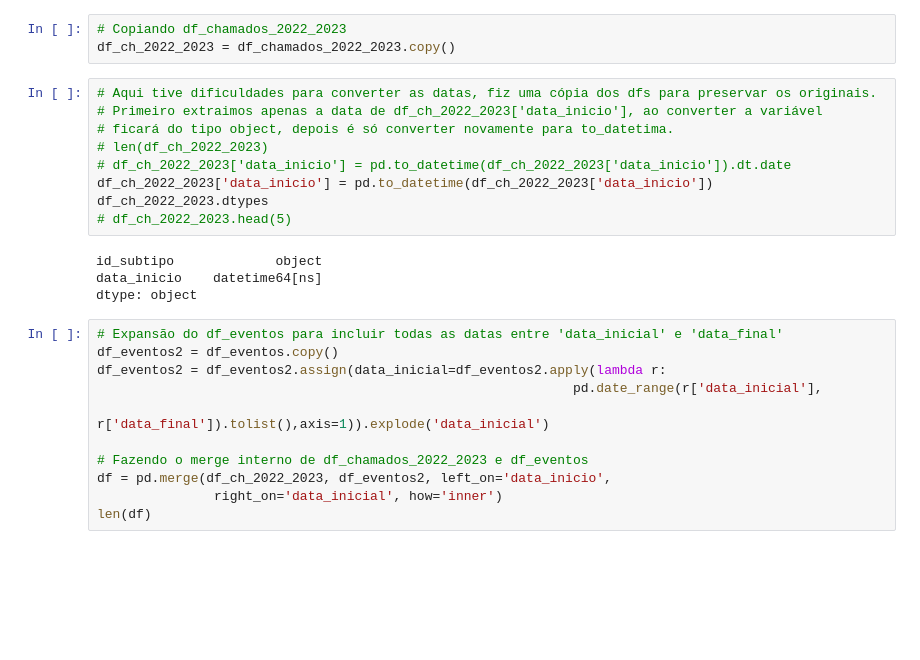
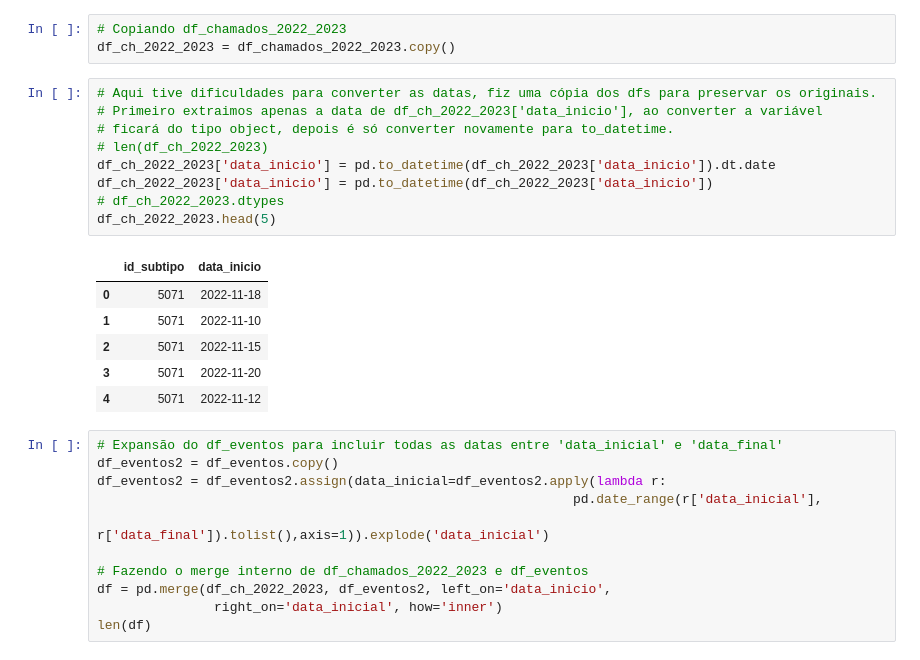
Before and after one commit to ermesonf/emd-desafio-junior-data-scientist, a Jupyter notebook: src/analise_python.ipynb, the cells around one changed output. Cells and saved outputs as stored; diff of their text form; blank space fills up the shorter version.

```diff
--- a/src/analise_python.ipynb
+++ b/src/analise_python.ipynb
@@ -152,16 +152,19 @@ df_ch_2022_2023 = df_chamados_2022_2023.copy()
 # %%
 # Aqui tive dificuldades para converter as datas, fiz uma cópia dos dfs para preservar os originais.
 # Primeiro extraimos apenas a data de df_ch_2022_2023['data_inicio'], ao converter a variável
-# ficará do tipo object, depois é só converter novamente para to_datetima.
+# ficará do tipo object, depois é só converter novamente para to_datetime.
 # len(df_ch_2022_2023)
-# df_ch_2022_2023['data_inicio'] = pd.to_datetime(df_ch_2022_2023['data_inicio']).dt.date
+df_ch_2022_2023['data_inicio'] = pd.to_datetime(df_ch_2022_2023['data_inicio']).dt.date
 df_ch_2022_2023['data_inicio'] = pd.to_datetime(df_ch_2022_2023['data_inicio'])
-df_ch_2022_2023.dtypes
-# df_ch_2022_2023.head(5)
+# df_ch_2022_2023.dtypes
+df_ch_2022_2023.head(5)
 # %% [output]
-id_subtipo             object
-data_inicio    datetime64[ns]
-dtype: object
+|  | id_subtipo | data_inicio |
+| 0 | 5071 | 2022-11-18 |
+| 1 | 5071 | 2022-11-10 |
+| 2 | 5071 | 2022-11-15 |
+| 3 | 5071 | 2022-11-20 |
+| 4 | 5071 | 2022-11-12 |
 # %%
 # Expansão do df_eventos para incluir todas as datas entre 'data_inicial' e 'data_final'
 df_eventos2 = df_eventos.copy()
```
Also changed, not shown: parts of 7 cells of this notebook.
